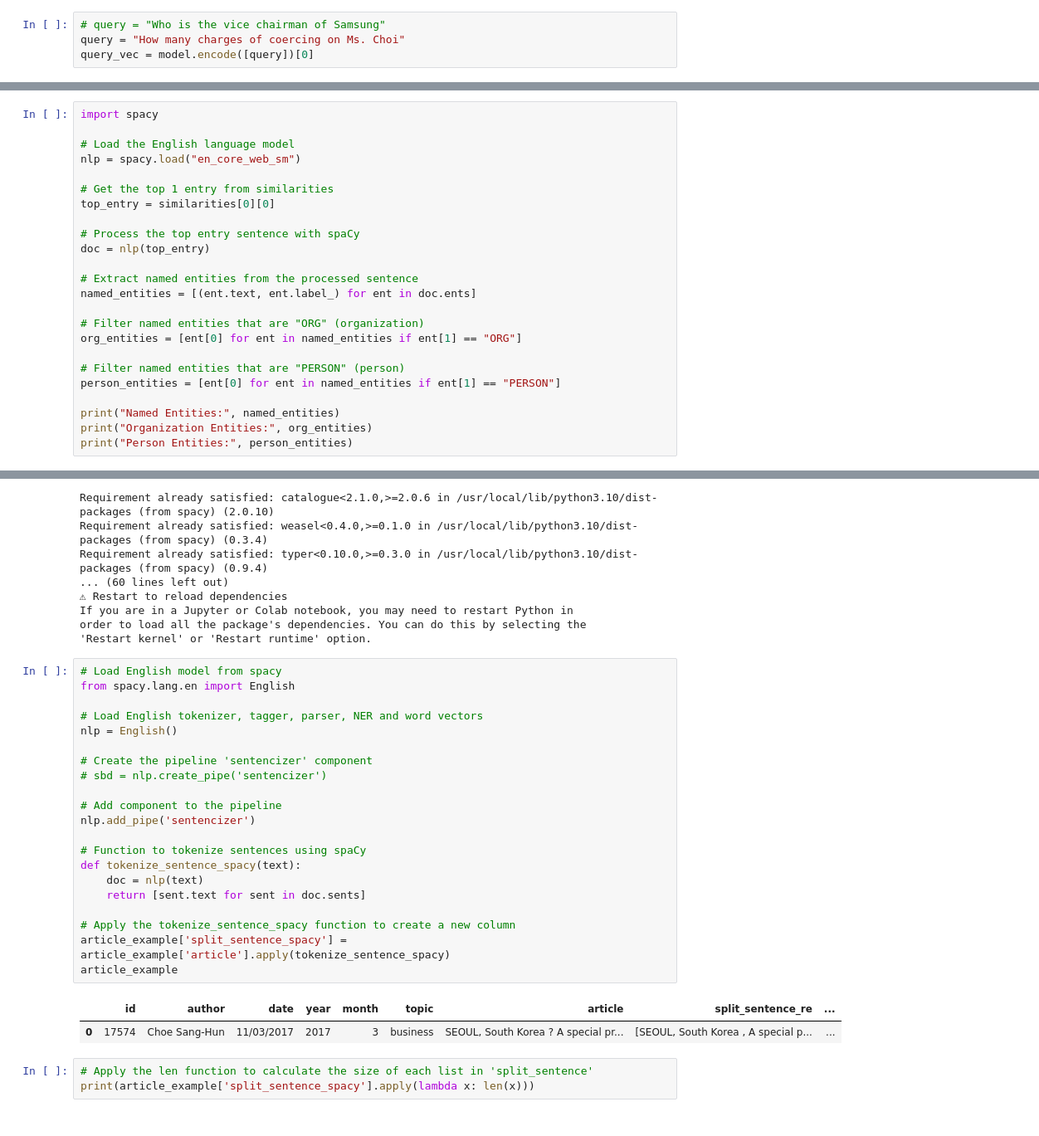
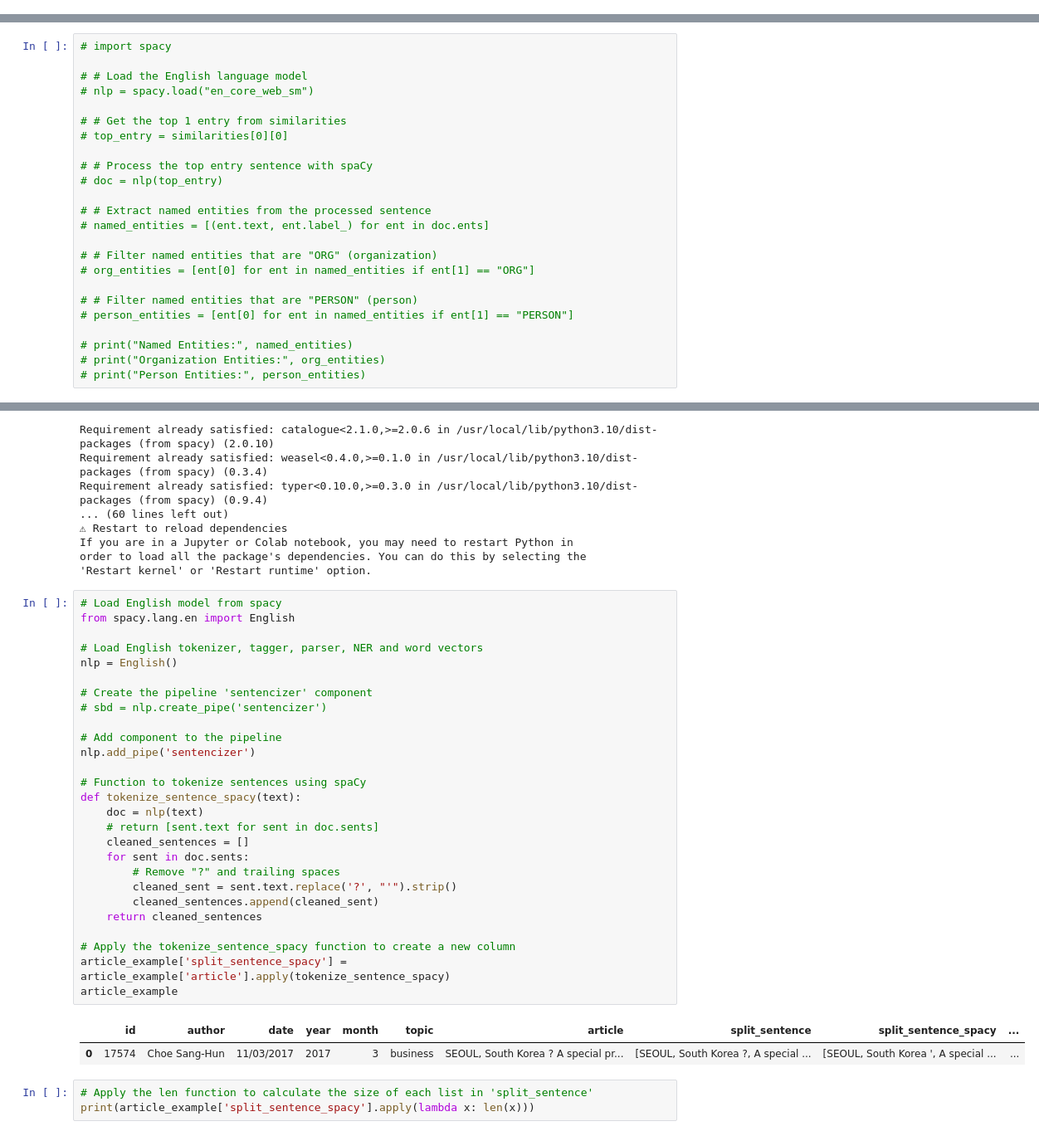
Before and after one commit to putrik06/Question_Answering_NLP, a Jupyter notebook: Top_4_Sentence_Embedding_Techniques_using_Python.ipynb, the cells around one changed output, grey strips where cells are left out. Shown: that part at 83% size. Saved outputs shown, nothing was run; the diff lists cells and outputs as text.

```diff
--- a/Top_4_Sentence_Embedding_Techniques_using_Python.ipynb
+++ b/Top_4_Sentence_Embedding_Techniques_using_Python.ipynb
@@ -529,10 +533,6 @@ print(article_example['split_sentence'].apply(lambda x: len(x)))
 Name: split_sentence, dtype: int64
 # %%
 # sentence_embeddings = model.encode(article_example['split_sentence'])
-# %%
-# query = "Who is the vice chairman of Samsung"
-query = "How many charges of coercing on Ms. Choi"
-query_vec = model.encode([query])[0]
 # %%
 # def calculate_similarity_scores(query_vec, sent_embedding):
 #     question_embedding = model.encode(query_vec)
@@ -575,24 +575,24 @@ Top 5 Sentence = 3 million to a winter sports program for young athletes that Ms
 # %%
-import spacy
+# import spacy
 
-# Load the English language model
-nlp = spacy.load("en_core_web_sm")
+# # Load the English language model
+# nlp = spacy.load("en_core_web_sm")
 
-# Get the top 1 entry from similarities
-top_entry = similarities[0][0]
+# # Get the top 1 entry from similarities
+# top_entry = similarities[0][0]
 
-# Process the top entry sentence with spaCy
-doc = nlp(top_entry)
+# # Process the top entry sentence with spaCy
+# doc = nlp(top_entry)
 
-# Extract named entities from the processed sentence
-named_entities = [(ent.text, ent.label_) for ent in doc.ents]
+# # Extract named entities from the processed sentence
+# named_entities = [(ent.text, ent.label_) for ent in doc.ents]
 
-# Filter named entities that are "ORG" (organization)
-org_entities = [ent[0] for ent in named_entities if ent[1] == "ORG"]
+# # Filter named entities that are "ORG" (organization)
+# org_entities = [ent[0] for ent in named_entities if ent[1] == "ORG"]
 
-# Filter named entities that are "PERSON" (person)
-person_entities = [ent[0] for ent in named_entities if ent[1] == "PERSON"]
+# # Filter named entities that are "PERSON" (person)
+# person_entities = [ent[0] for ent in named_entities if ent[1] == "PERSON"]
 
-print("Named Entities:", named_entities)
-print("Organization Entities:", org_entities)
-print("Person Entities:", person_entities)
+# print("Named Entities:", named_entities)
+# print("Organization Entities:", org_entities)
+# print("Person Entities:", person_entities)
@@ -697,27 +693,33 @@ order to load all the package's dependencies. You can do this by selecting the
 # %%
 # Load English model from spacy
 from spacy.lang.en import English
 
 # Load English tokenizer, tagger, parser, NER and word vectors
 nlp = English()
 
 # Create the pipeline 'sentencizer' component
 # sbd = nlp.create_pipe('sentencizer')
 
 # Add component to the pipeline
 nlp.add_pipe('sentencizer')
 
 # Function to tokenize sentences using spaCy
 def tokenize_sentence_spacy(text):
     doc = nlp(text)
-    return [sent.text for sent in doc.sents]
+    # return [sent.text for sent in doc.sents]
+    cleaned_sentences = []
+    for sent in doc.sents:
+        # Remove "?" and trailing spaces
+        cleaned_sent = sent.text.replace('?', "'").strip()
+        cleaned_sentences.append(cleaned_sent)
+    return cleaned_sentences
 
 # Apply the tokenize_sentence_spacy function to create a new column
 article_example['split_sentence_spacy'] = article_example['article'].apply(tokenize_sentence_spacy)
 article_example
 # %% [output]
-|  | id | author | date | year | month | topic | article | split_sentence_re | ... |
-| 0 | 17574 | Choe Sang-Hun | 11/03/2017 | 2017 | 3 | business | SEOUL, South Korea ? A special pr... | [SEOUL, South Korea , A special p... | ... |
+|  | id | author | date | year | month | topic | article | split_sentence | split_sentence_spacy | ... |
+| 0 | 17574 | Choe Sang-Hun | 11/03/2017 | 2017 | 3 | business | SEOUL, South Korea ? A special pr... | [SEOUL, South Korea ?, A special ... | [SEOUL, South Korea ', A special ... | ... |
 # %%
 # Apply the len function to calculate the size of each list in 'split_sentence'
 print(article_example['split_sentence_spacy'].apply(lambda x: len(x)))
```
Also changed, not shown: parts of 18 cells of this notebook.
